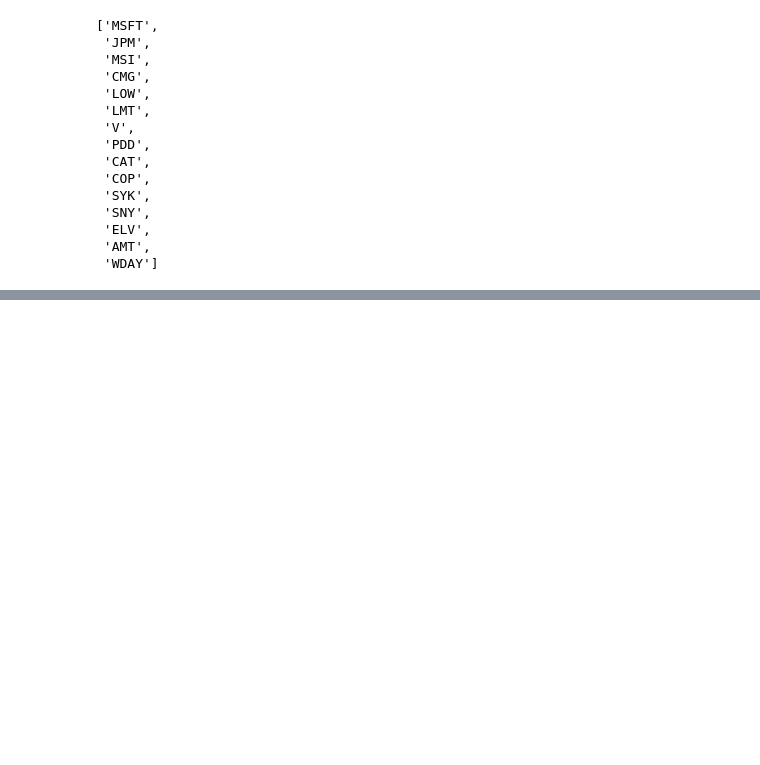
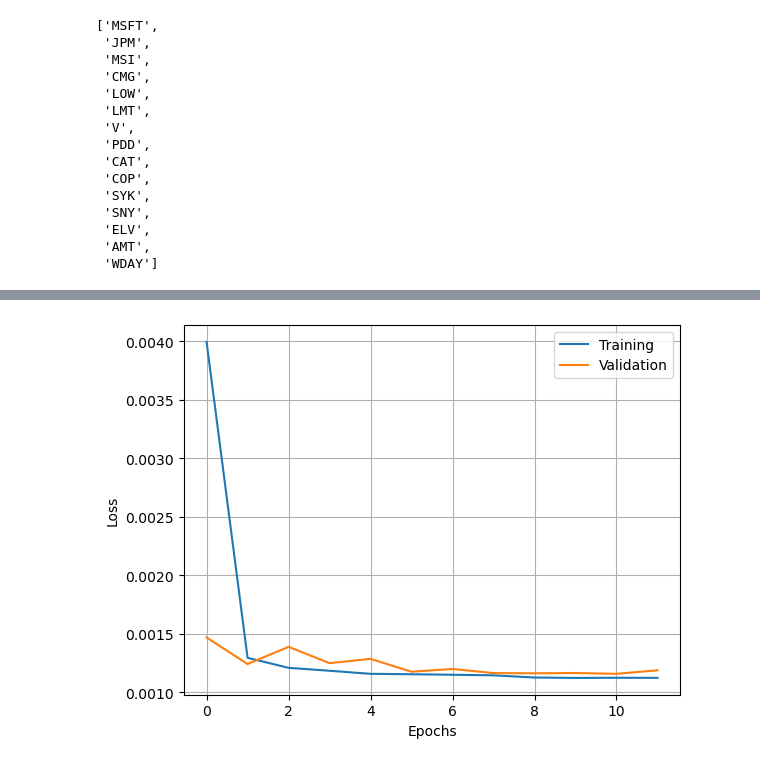
Before and after one commit to tranjm4/rnn_stock_predictor, a Jupyter notebook: model/model.ipynb, the cells around one changed output, grey strips where cells are left out. Saved outputs shown, nothing was run; the diff lists cells and outputs as text; code cells hidden in the pictures; blank space fills up the shorter version.

Commit message:
Modularized code for reproducibility, trained additional models

```diff
--- a/model/model.ipynb
+++ b/model/model.ipynb
@@ -270,11 +312,13 @@ Epoch 18 / 20 || Train Loss: 0.001135254010330341 || Validation Loss: 0.00128852
 Epoch 19 / 20 || Train Loss: 0.001140611699533511 || Validation Loss: 0.0011878944960470783
 Epoch 20 / 20 || Train Loss: 0.0011344300225353547 || Validation Loss: 0.0011809639154536178
 # %%
-def plot_losses(training_losses):
+def plot_losses(training_losses, validation_losses):
     plt.clf()
     training_losses = torch.FloatTensor(training_losses)
+    validation_losses = torch.FloatTensor(validation_losses)
 
     plt.plot(training_losses, label="Training")
+    plt.plot(validation_losses, label="Validation")
     plt.legend(loc="upper right")
     plt.xlabel("Epochs")
     plt.ylabel("Loss")
@@ -388,0 +441,16 @@ plt.show()
+# %%
+LR = 0.001
+BATCH_SIZE = 32
+
+model_30day = LSTMModel(input_size, hidden_size, num_layers)
+optimizer = optim.AdamW(model_30day.parameters(), lr=LR, amsgrad=True)
+criterion = nn.SmoothL1Loss()
+# %%
+all_symbols = database.get_all_symbols()
+random.seed(50)
+sampled_symbols, not_sampled_symbols = partition_symbols(all_symbols)
+train_dataloader, val_dataloader, test_dataloader = get_processed_data(sampled_symbols, 30, BATCH_SIZE)
+# %%
+training_losses, validation_losses = train_model(model_30day, num_epochs=12,
+            train_loader=train_dataloader, val_loader=val_dataloader,
+            optimizer=optimizer, criterion=criterion)
@@ -388,0 +470,4 @@ plt.show()
+# %%
+plot_losses(training_losses, validation_losses)
+# %% [output]
+[figure, added]
```
Also changed, not shown: parts of 18 cells of this notebook.
